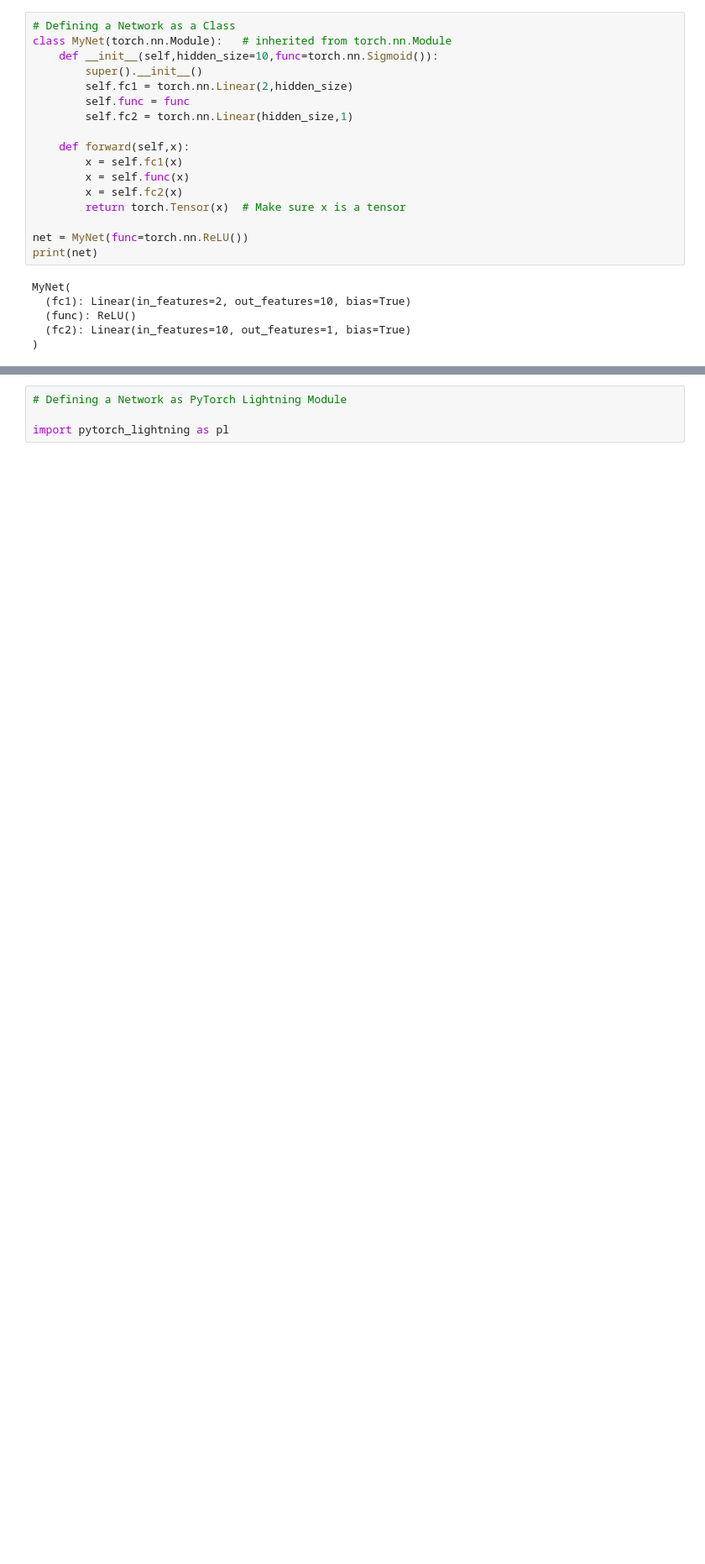
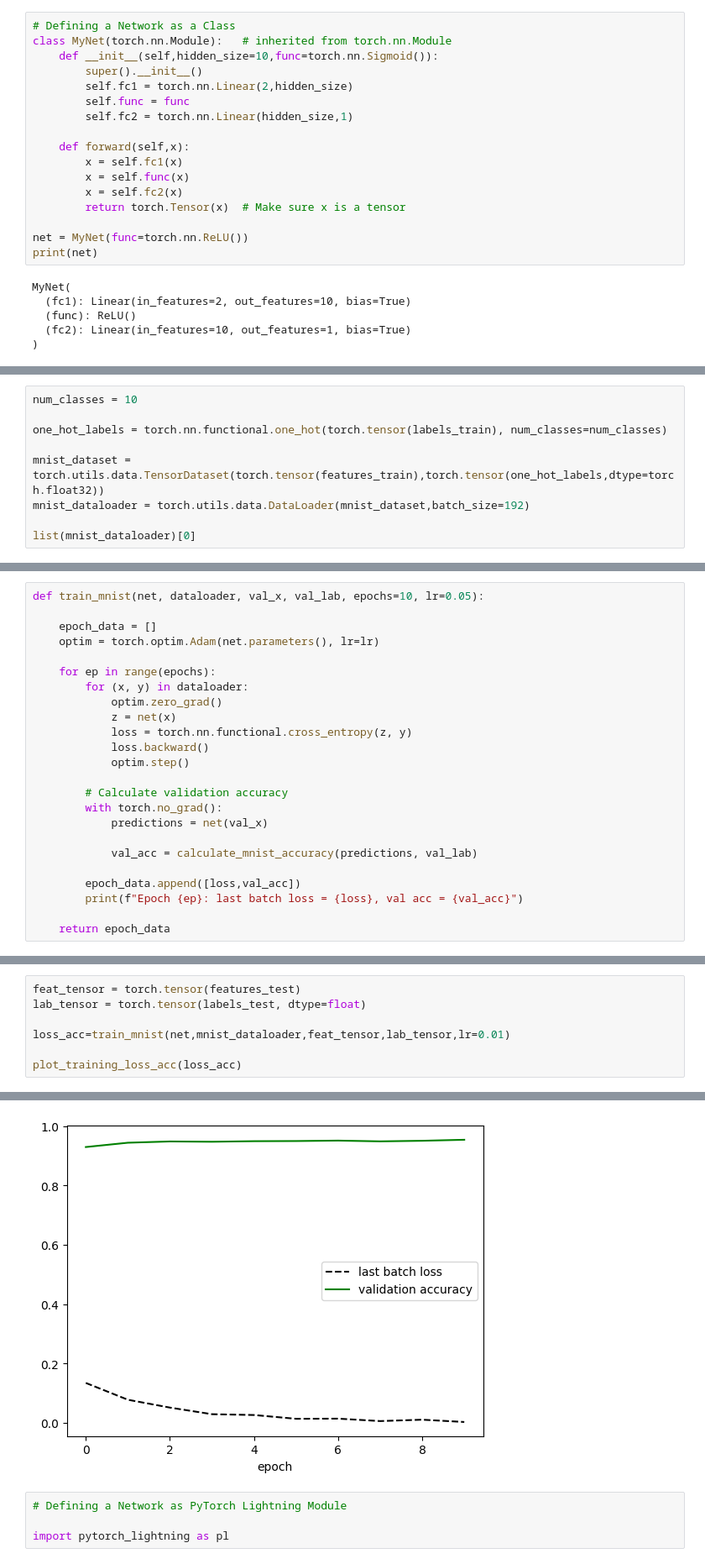
Before and after one commit to ayseberfinozcubuk/Microsoft-AI-course-for-beginners, a Jupyter notebook: 3-NeuralNetworks/05-Frameworks/IntroPyTorch.ipynb, the cells around one changed output, grey strips where cells are left out. Shown at 84% size. Saved outputs shown, nothing was run; the diff lists cells and outputs as text; blank space fills up the shorter version.

```diff
--- a/3-NeuralNetworks/05-Frameworks/IntroPyTorch.ipynb
+++ b/3-NeuralNetworks/05-Frameworks/IntroPyTorch.ipynb
@@ -605,0 +687,9 @@ Epoch 9: last batch loss = 0.3304832875728607, val acc = 0.800000011920929
+# %%
+num_classes = 10
+
+one_hot_labels = torch.nn.functional.one_hot(torch.tensor(labels_train), num_classes=num_classes)
+
+mnist_dataset = torch.utils.data.TensorDataset(torch.tensor(features_train),torch.tensor(one_hot_labels,dtype=torch.float32))
+mnist_dataloader = torch.utils.data.DataLoader(mnist_dataset,batch_size=192)
+
+list(mnist_dataloader)[0]
@@ -605,0 +734,24 @@ Epoch 9: last batch loss = 0.3304832875728607, val acc = 0.800000011920929
+# %%
+def train_mnist(net, dataloader, val_x, val_lab, epochs=10, lr=0.05):
+
+    epoch_data = []
+    optim = torch.optim.Adam(net.parameters(), lr=lr)
+
+    for ep in range(epochs):
+        for (x, y) in dataloader:
+            optim.zero_grad()
+            z = net(x)
+            loss = torch.nn.functional.cross_entropy(z, y)
+            loss.backward()
+            optim.step()
+
+        # Calculate validation accuracy
+        with torch.no_grad():
+            predictions = net(val_x)
+
+            val_acc = calculate_mnist_accuracy(predictions, val_lab)
+
+        epoch_data.append([loss,val_acc])
+        print(f"Epoch {ep}: last batch loss = {loss}, val acc = {val_acc}")
+
+    return epoch_data
@@ -605,0 +766,8 @@ Epoch 9: last batch loss = 0.3304832875728607, val acc = 0.800000011920929
+# %%
+feat_tensor = torch.tensor(features_test)
+lab_tensor = torch.tensor(labels_test, dtype=float)
+
+loss_acc=train_mnist(net,mnist_dataloader,feat_tensor,lab_tensor,lr=0.01)
+
+plot_training_loss_acc(loss_acc)
+# %% [output]
@@ -606,3 +784,4 @@ Epoch 9: last batch loss = 0.3304832875728607, val acc = 0.800000011920929
+[figure, added]
 # %%
 # Defining a Network as PyTorch Lightning Module
 
```
Also changed, not shown: parts of 23 cells of this notebook, 6 other files.
